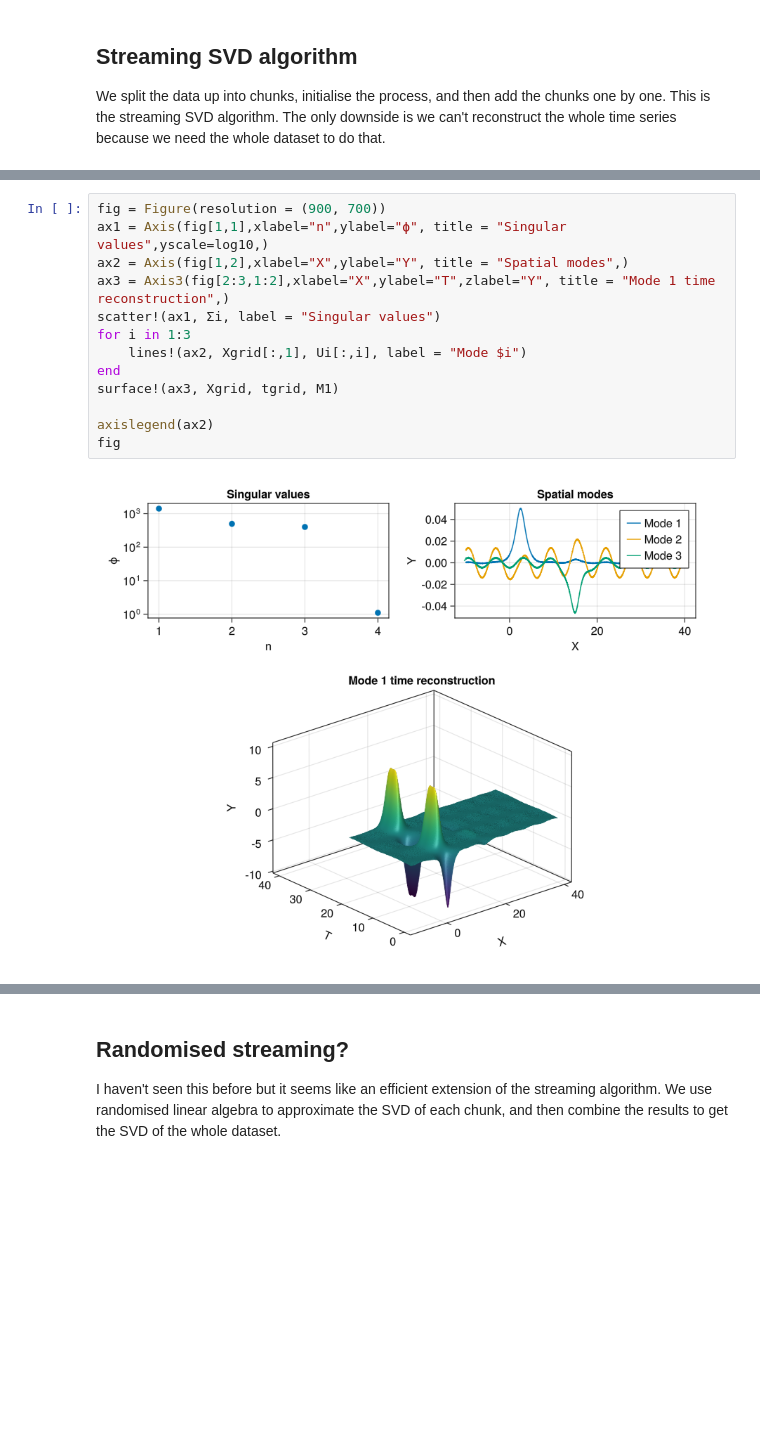
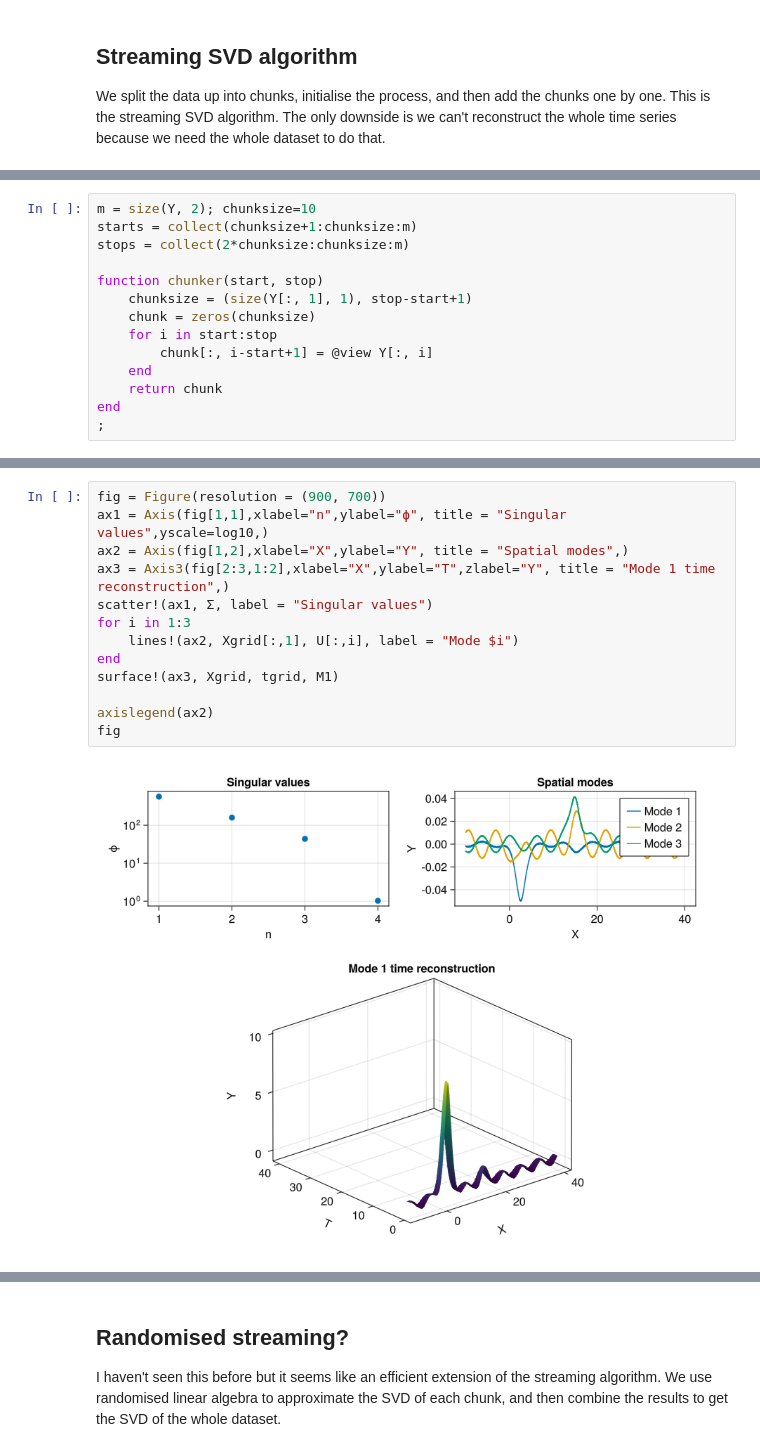
Before and after one commit to J-Massey/WakePOD.jl, a Jupyter notebook: examples/basic_implementation.ipynb, the cells around one changed output, grey strips where cells are left out. Drawn from its saved outputs; the diff is of its cells as text; blank space fills up the shorter version.

Commit message:
Getting some wake modes but the data is shite

```diff
--- a/examples/basic_implementation.ipynb
+++ b/examples/basic_implementation.ipynb
@@ -182 +177,15 @@ Y2 = Y[:, m÷chunk+1:2*m÷chunk]
+# %%
+m = size(Y, 2); chunksize=10
+starts = collect(chunksize+1:chunksize:m)
+stops = collect(2*chunksize:chunksize:m)
+
+function chunker(start, stop)
+    chunksize = (size(Y[:, 1], 1), stop-start+1)
+    chunk = zeros(chunksize)
+    for i in start:stop
+        chunk[:, i-start+1] = @view Y[:, i]
+    end
+    return chunk
+end
+;
 # %%
@@ -205,15 +228,15 @@ M1 = Ui[:,1:1] * Ai[1:1, :]
 # %%
 fig = Figure(resolution = (900, 700))
 ax1 = Axis(fig[1,1],xlabel="n",ylabel="ϕ", title = "Singular values",yscale=log10,)
 ax2 = Axis(fig[1,2],xlabel="X",ylabel="Y", title = "Spatial modes",)
 ax3 = Axis3(fig[2:3,1:2],xlabel="X",ylabel="T",zlabel="Y", title = "Mode 1 time reconstruction",)
-scatter!(ax1, Σi, label = "Singular values")
+scatter!(ax1, Σ, label = "Singular values")
 for i in 1:3
-    lines!(ax2, Xgrid[:,1], Ui[:,i], label = "Mode $i")
+    lines!(ax2, Xgrid[:,1], U[:,i], label = "Mode $i")
 end
 surface!(ax3, Xgrid, tgrid, M1)
 
 axislegend(ax2)
 fig
 # %% [output]
-[figure, old version]
+[figure, new version]
```
Also changed, not shown: parts of 7 cells of this notebook, 25 other files.
